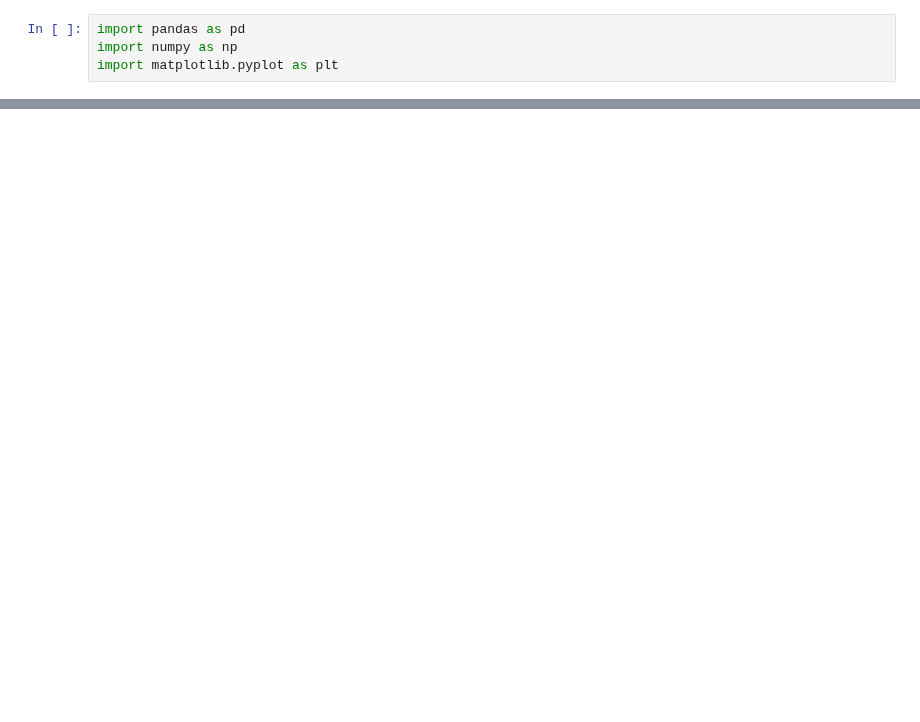
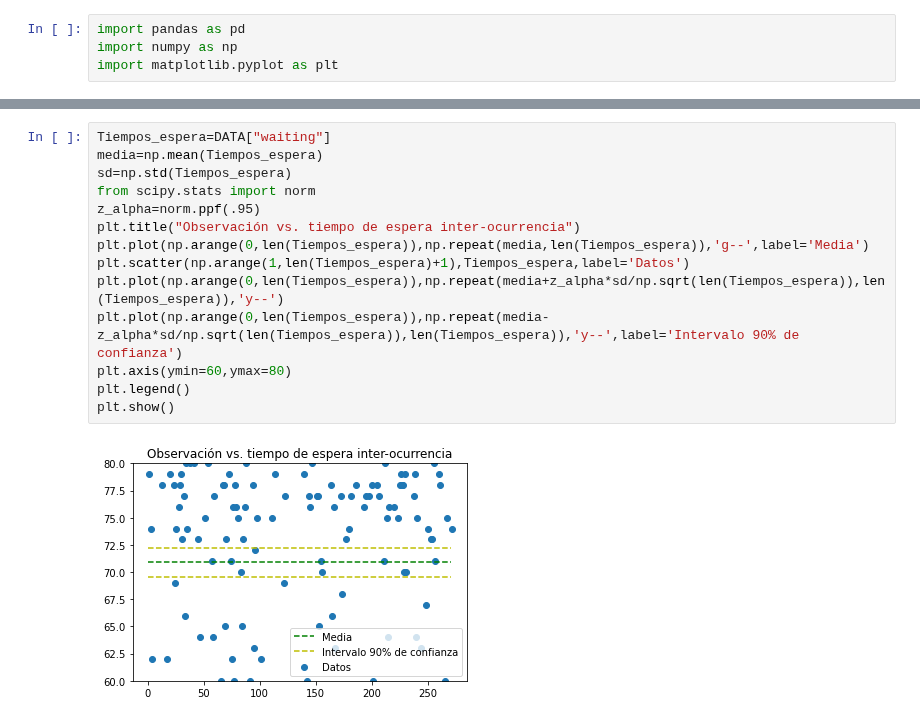
Before and after one commit to JairEsc/Mat_Apl_2, a Jupyter notebook: Inf_T3.ipynb, the cells around one changed output, grey strips where cells are left out. Drawn from its saved outputs; the diff is of its cells as text; blank space fills up the shorter version.

```diff
--- a/Inf_T3.ipynb
+++ b/Inf_T3.ipynb
@@ -40 +42,17 @@ plt.show()
 [figure]
+# %%
+Tiempos_espera=DATA["waiting"]
+media=np.mean(Tiempos_espera)
+sd=np.std(Tiempos_espera)
+from scipy.stats import norm
+z_alpha=norm.ppf(.95)
+plt.title("Observación vs. tiempo de espera inter-ocurrencia")
+plt.plot(np.arange(0,len(Tiempos_espera)),np.repeat(media,len(Tiempos_espera)),'g--',label='Media')
+plt.scatter(np.arange(1,len(Tiempos_espera)+1),Tiempos_espera,label='Datos')
+plt.plot(np.arange(0,len(Tiempos_espera)),np.repeat(media+z_alpha*sd/np.sqrt(len(Tiempos_espera)),len(Tiempos_espera)),'y--')
+plt.plot(np.arange(0,len(Tiempos_espera)),np.repeat(media-z_alpha*sd/np.sqrt(len(Tiempos_espera)),len(Tiempos_espera)),'y--',label='Intervalo 90% de confianza')
+plt.axis(ymin=60,ymax=80)
+plt.legend()
+plt.show()
+# %% [output]
+[figure, added]
```
Also changed, not shown: parts of 4 cells of this notebook.
